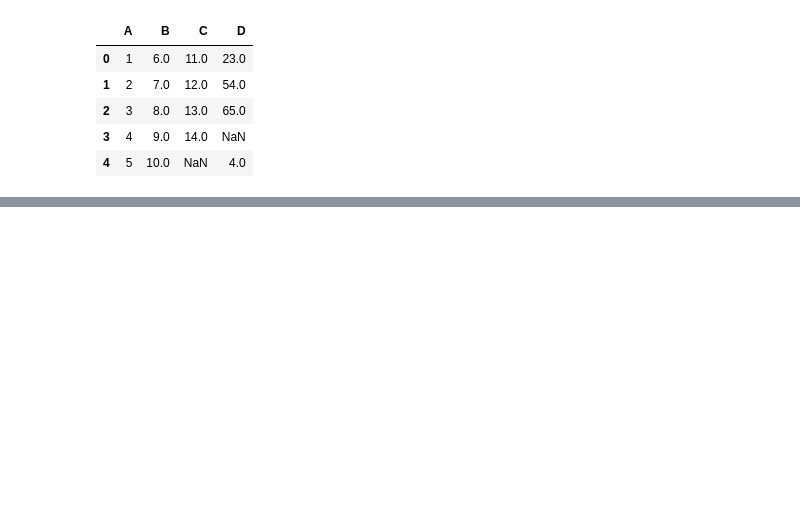
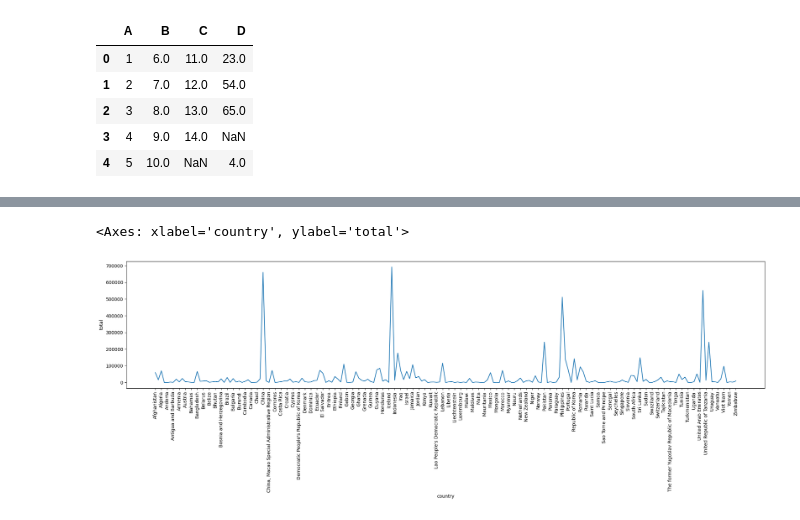
Before and after one commit to avichal077/python-data-science, a Jupyter notebook: pandas.ipynb, the cells around one changed output, grey strips where cells are left out. Drawn from its saved outputs; the diff is of its cells as text; code cells hidden in the pictures; blank space fills up the shorter version.

```diff
--- a/pandas.ipynb
+++ b/pandas.ipynb
@@ -854,0 +1028,9 @@ fake_df
+# %%
+df.total.plot(rot= 90,figsize=(25,5),
+              xticks = range(0,df.shape[0],2),
+              xlabel= 'country',
+              ylabel = 'total',
+             )
+# %% [output]
+<Axes: xlabel='country', ylabel='total'>
+[figure, added]
```
Also changed, not shown: parts of 25 cells of this notebook, 1 other file.
